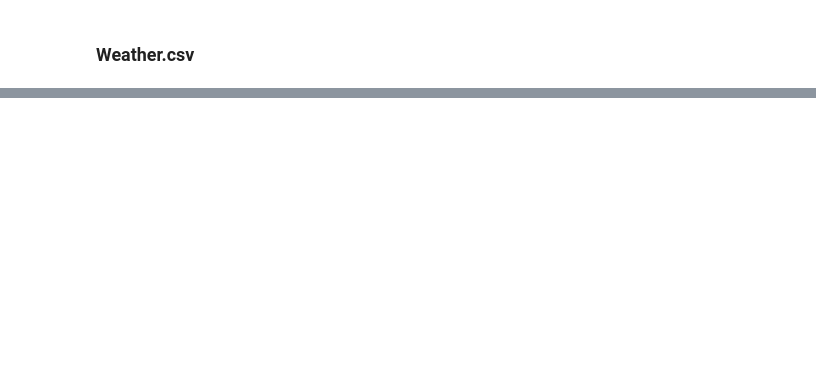
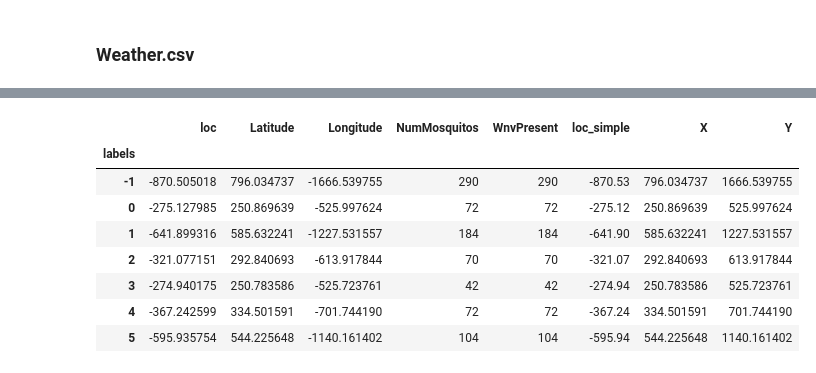
Before and after one commit to c-mez04/group_kaggle_project, a Jupyter notebook: 0_DATA_CLEANLINESS.ipynb, the cells around one changed output, grey strips where cells are left out. Drawn from its saved outputs; the diff is of its cells as text; code cells hidden in the pictures; blank space fills up the shorter version.

```diff
--- a/0_DATA_CLEANLINESS.ipynb
+++ b/0_DATA_CLEANLINESS.ipynb
@@ -264,0 +491,12 @@ array([[<matplotlib.axes._subplots.AxesSubplot object at 0x...>,
+# %%
+df_train3.groupby(['labels']).sum()
+# %% [output]
+|  | loc | Latitude | Longitude | NumMosquitos | WnvPresent | loc_simple | X | Y |
+| labels |  |  |  |  |  |  |  |  |
+| -1 | -870.505018 | 796.034737 | -1666.539755 | 290 | 290 | -870.53 | 796.034737 | 1666.539755 |
+| 0 | -275.127985 | 250.869639 | -525.997624 | 72 | 72 | -275.12 | 250.869639 | 525.997624 |
+| 1 | -641.899316 | 585.632241 | -1227.531557 | 184 | 184 | -641.90 | 585.632241 | 1227.531557 |
+| 2 | -321.077151 | 292.840693 | -613.917844 | 70 | 70 | -321.07 | 292.840693 | 613.917844 |
+| 3 | -274.940175 | 250.783586 | -525.723761 | 42 | 42 | -274.94 | 250.783586 | 525.723761 |
+| 4 | -367.242599 | 334.501591 | -701.744190 | 72 | 72 | -367.24 | 334.501591 | 701.744190 |
+| 5 | -595.935754 | 544.225648 | -1140.161402 | 104 | 104 | -595.94 | 544.225648 | 1140.161402 |
```
Also changed, not shown: parts of 28 cells of this notebook, 3 other files.
